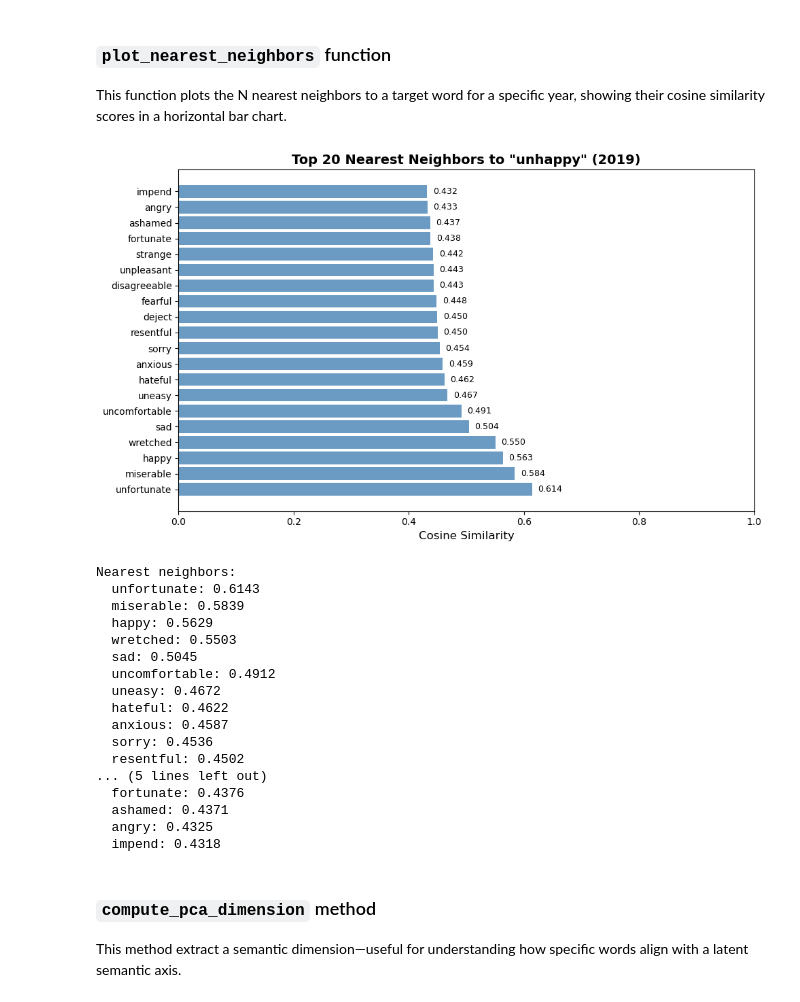
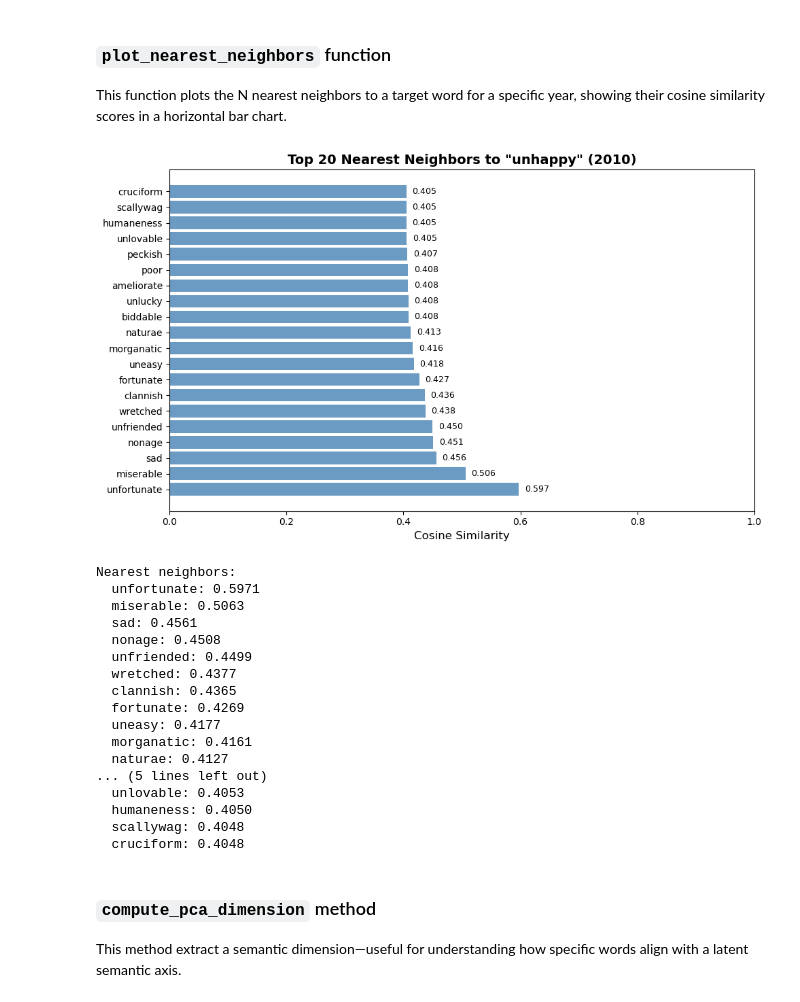
Before and after one commit to eric-d-knowles/lexichron, a Jupyter notebook: notebooks/ngram_change_analysis_workflow.ipynb, the cells around one changed output. Cells and saved outputs as stored; diff of their text form; code cells hidden in the pictures.

```diff
--- a/notebooks/ngram_change_analysis_workflow.ipynb
+++ b/notebooks/ngram_change_analysis_workflow.ipynb
@@ -22,14 +22,14 @@ from ngramprep.ngram_analyze.average_relatedness_by_year import track_word_relat
 # %% [markdown]
 The `ngram-kit` package contains several tools useful in quantifying how much word meanings have changed over the years. Before using these tools, it helps to set a model path variable. Most commonly, this will point to the `norm_and_align` directory. We'll also set a `corpus_path` variable pointing to the yearly corpus data.
 # %%
-model_path =  '/scratch/edk202/NLP_models/Google_Books/20200217/eng-us/5gram_files/models_final/norm_and_align'
+model_path =  '/scratch/edk202/NLP_models/Google_Books/20200217/eng-fiction/5gram_files/models_final/norm_and_align'
 # %% [markdown]
 ### `compare_words_cosim` method
 # %% [markdown]
 Let's say we want to measure the relationship between three pairs of words — _horse_ and _donkey_, _horse_ and _lizard_ , and _horse_ and _amoeba_ — in the 2019 corpus. We first create a `W2VModel` instance for the 2019 embeddings. Then, we call the `compare_words_cosim` method for our words.
 # %%
-year = 2019
-model = W2VModel(f'{model_path}/w2v_y{year}_wbnone_vs300_w004_mc001_sg1_e010.kv')
+year = 2010
+model = W2VModel(f'{model_path}/w2v_y{year}_wbdoc_freq_vs300_w004_mc001_sg1_e010.kv')
 
 word1, word2 = 'horse', 'mare'
 similarity = model.compare_words_cosim(word1, word2)
@@ -250,33 +257,33 @@ This function plots the N nearest neighbors to a target word for a specific year
 # %%
 neighbors = plot_nearest_neighbors(
     word='unhappy',
-    year=2019,
+    year=2010,
     model_dir=model_path,
     n=20
 )
 
 print("\nNearest neighbors:")
 for word, similarity in neighbors:
     print(f"  {word}: {similarity:.4f}")
 # %% [output]
-[figure, old version]
+[figure, new version]
 Nearest neighbors:
-  unfortunate: 0.6143
-  miserable: 0.5839
-  happy: 0.5629
-  wretched: 0.5503
-  sad: 0.5045
-  uncomfortable: 0.4912
-  uneasy: 0.4672
-  hateful: 0.4622
-  anxious: 0.4587
-  sorry: 0.4536
-  resentful: 0.4502
+  unfortunate: 0.5971
+  miserable: 0.5063
+  sad: 0.4561
+  nonage: 0.4508
+  unfriended: 0.4499
+  wretched: 0.4377
+  clannish: 0.4365
+  fortunate: 0.4269
+  uneasy: 0.4177
+  morganatic: 0.4161
+  naturae: 0.4127
 ... (5 lines left out)
-  fortunate: 0.4376
-  ashamed: 0.4371
-  angry: 0.4325
-  impend: 0.4318
+  unlovable: 0.4053
+  humaneness: 0.4050
+  scallywag: 0.4048
+  cruciform: 0.4048
 # %% [markdown]
 ### `compute_pca_dimension` method
 
```
Also changed, not shown: parts of 20 cells of this notebook, 25 other files.
